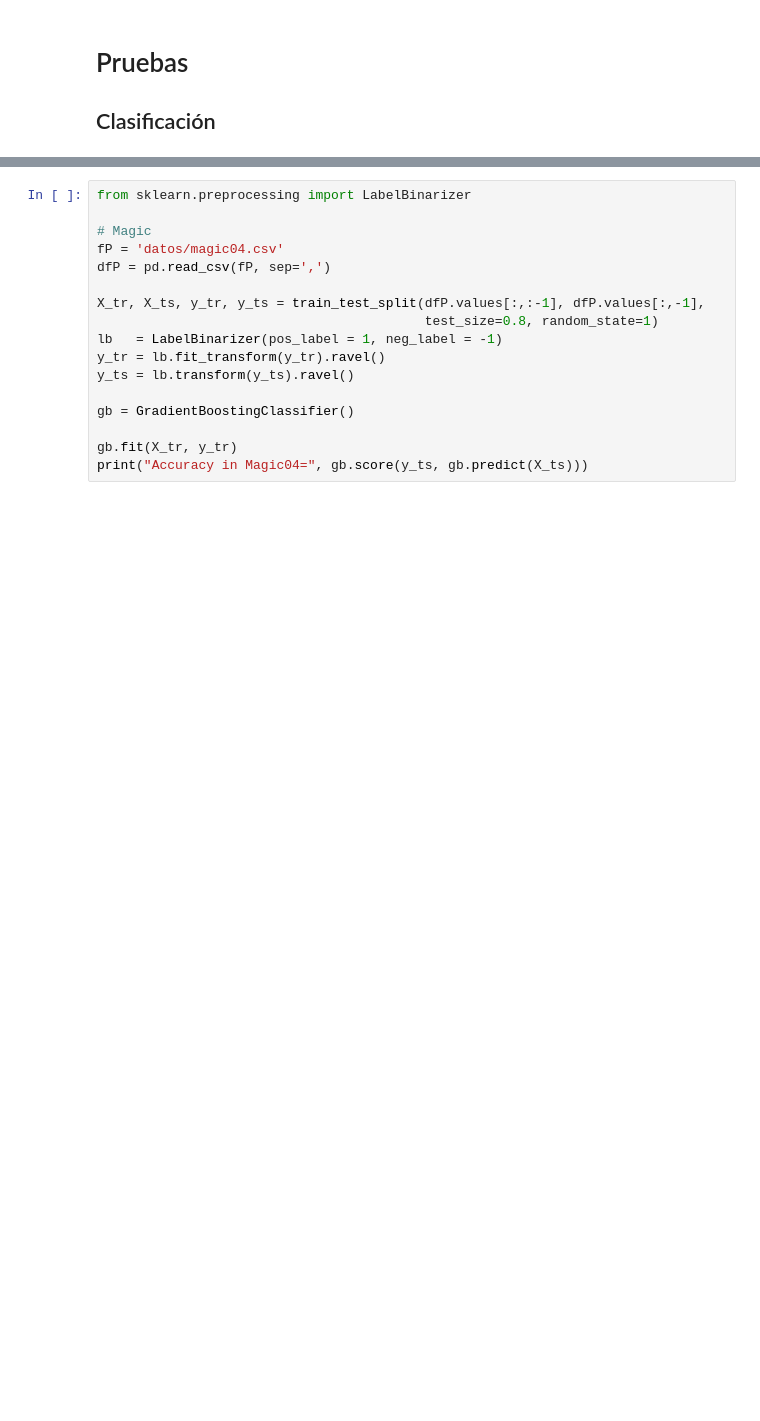
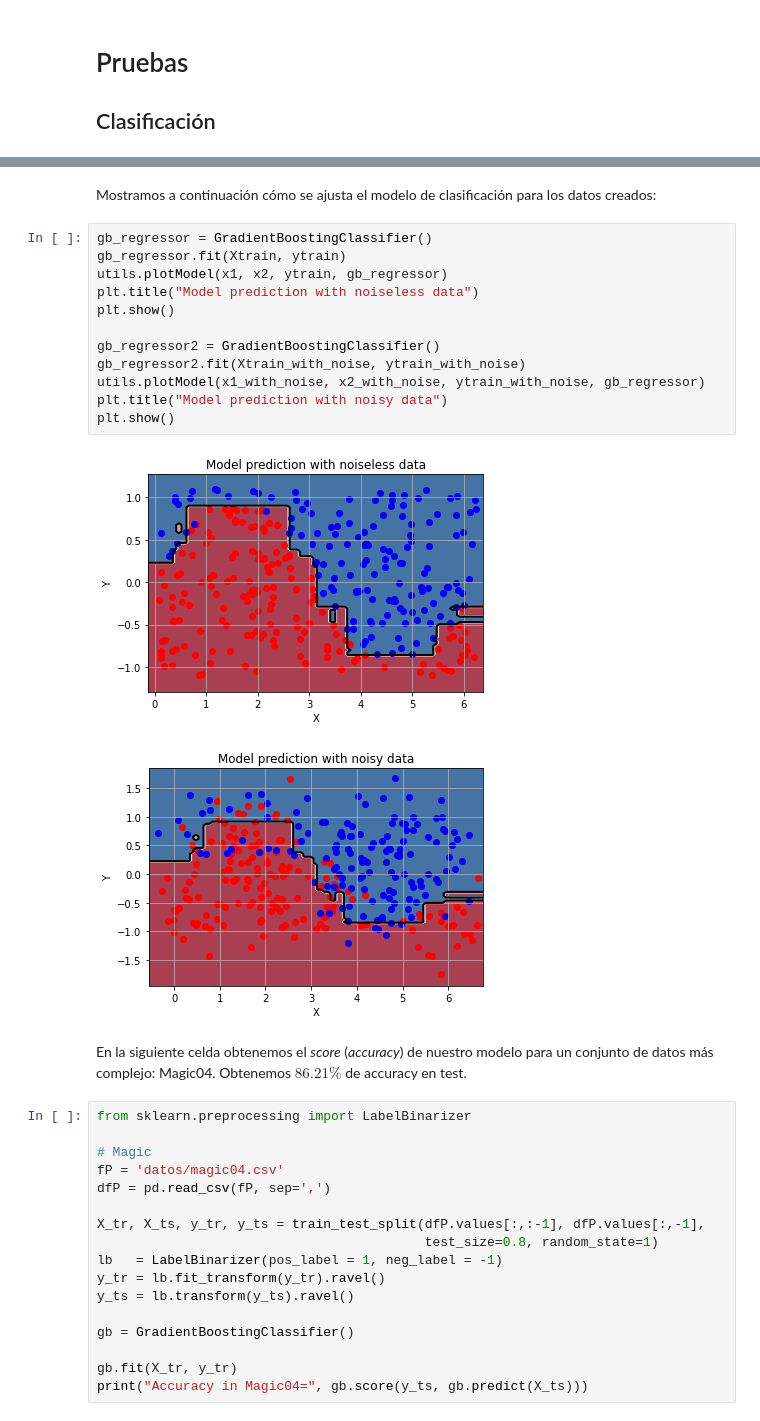
Before and after one commit to fjsaezm/mcd-maaa, a Jupyter notebook: P2/GradientBoosting.ipynb, the cells around one changed output, grey strips where cells are left out. Saved outputs shown, nothing was run; the diff lists cells and outputs as text; blank space fills up the shorter version.

```diff
--- a/P2/GradientBoosting.ipynb
+++ b/P2/GradientBoosting.ipynb
@@ -279,3 +297,22 @@ utils.plotModel(x1 ,x2, ytrain, gb_regressor)
+# %% [markdown]
+Mostramos a continuación cómo se ajusta el modelo de clasificación para los datos creados:
+# %%
+gb_regressor = GradientBoostingClassifier()
+gb_regressor.fit(Xtrain, ytrain)
+utils.plotModel(x1, x2, ytrain, gb_regressor)
+plt.title("Model prediction with noiseless data")
+plt.show()
+
+gb_regressor2 = GradientBoostingClassifier()
+gb_regressor2.fit(Xtrain_with_noise, ytrain_with_noise)
+utils.plotModel(x1_with_noise, x2_with_noise, ytrain_with_noise, gb_regressor)
+plt.title("Model prediction with noisy data")
+plt.show()
+# %% [output]
+[figure, added]
+[figure, added]
+# %% [markdown]
+En la siguiente celda obtenemos el *score* (*accuracy*) de nuestro modelo para un conjunto de datos más complejo: Magic04. Obtenemos $86.21\%$ de accuracy en test.
 # %%
 from sklearn.preprocessing import LabelBinarizer
 
```
Also changed, not shown: parts of 10 cells of this notebook.
